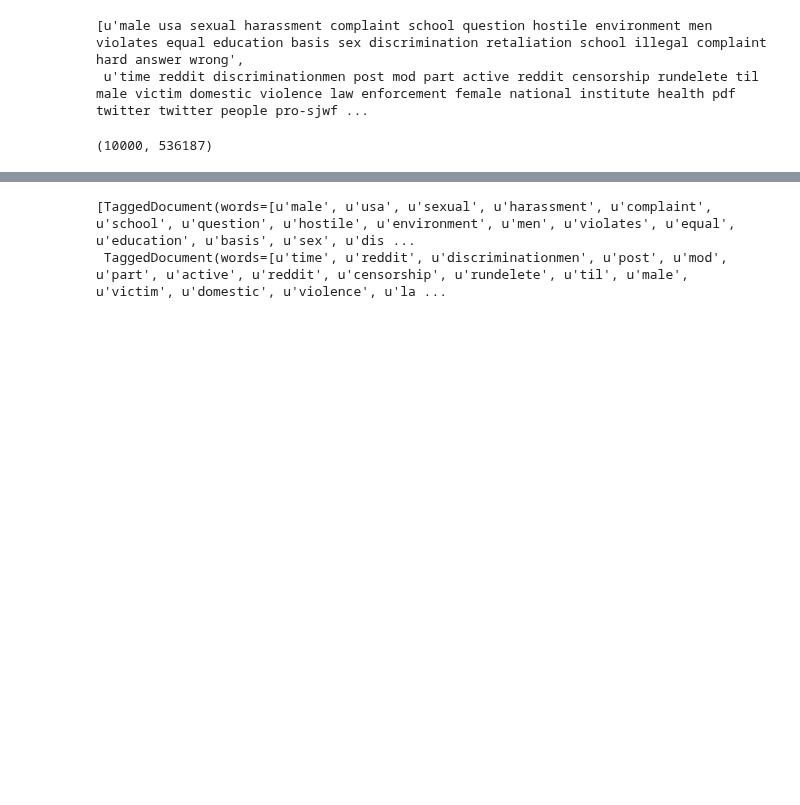
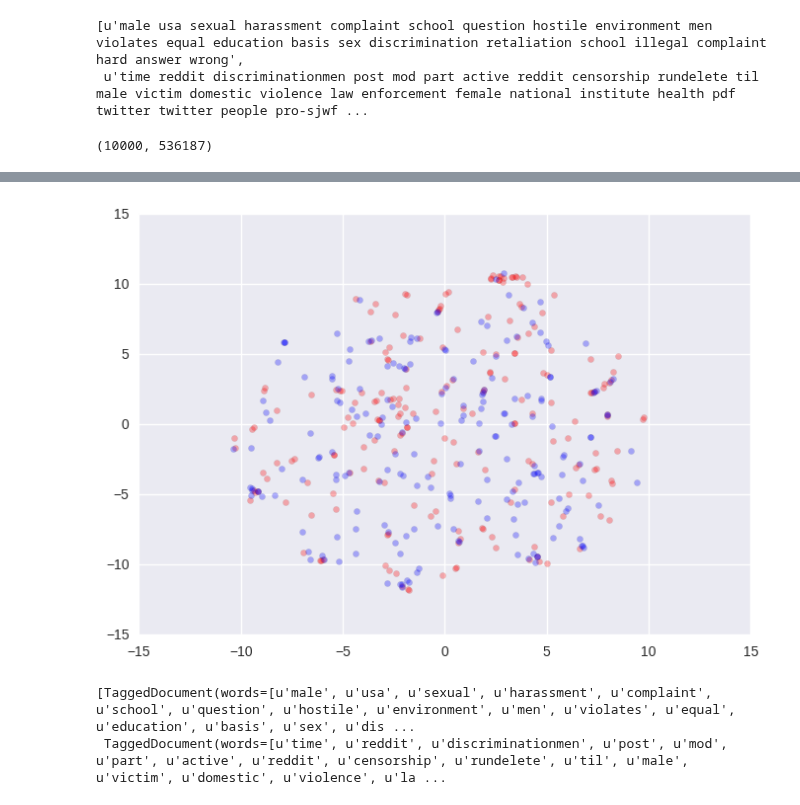
Before and after one commit to chao-ji/reddit, a Jupyter notebook: Part 6 Polarization of rMensRights and rFeminism.ipynb, the cells around one changed output, grey strips where cells are left out. Cells and saved outputs as stored; diff of their text form; code cells hidden in the pictures; blank space fills up the shorter version.

```diff
--- a/Part 6 Polarization of rMensRights and rFeminism.ipynb
+++ b/Part 6 Polarization of rMensRights and rFeminism.ipynb
@@ -163,0 +190,8 @@ Num of Topics = 1024, accuracy = 0.711500
+# %%
+from sklearn.decomposition import LatentDirichletAllocation
+
+lda = Pipeline([("tfidf", TfidfVectorizer(analyzer='word', stop_words="english", max_features=4096)),
+                ("ldamodel", LatentDirichletAllocation(n_topics=100, learning_method="batch")),
+                ("normalizer", Normalizer())])
+# %%
+X_lda = lda.fit_transform(train_sents)
@@ -163,0 +202,3 @@ Num of Topics = 1024, accuracy = 0.711500
+# %%
+tsne = TSNE(n_components=2, random_state=123)
+X_tsne = tsne.fit_transform(X_lda)
@@ -164,3 +209,9 @@ Num of Topics = 1024, accuracy = 0.711500
+# %%
+plt.scatter(X_tsne[:200, 0], X_tsne[:200, 1], c="r", alpha=0.3, linewidths=0.1)
+plt.scatter(X_tsne[5000:5200, 0], X_tsne[5000:5200, 1], c="b", alpha=0.3, linewidths=0.1)
+plt.show()
+# %% [output]
+[figure, added]
 # %%
 from gensim.models.doc2vec import Doc2Vec, LabeledSentence
 
```
Also changed, not shown: parts of 23 cells of this notebook.
